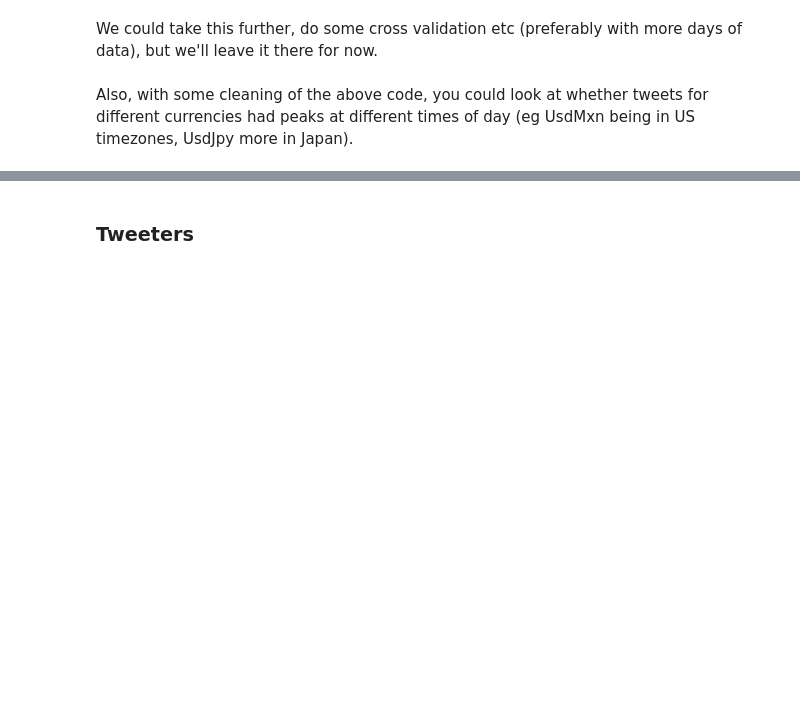
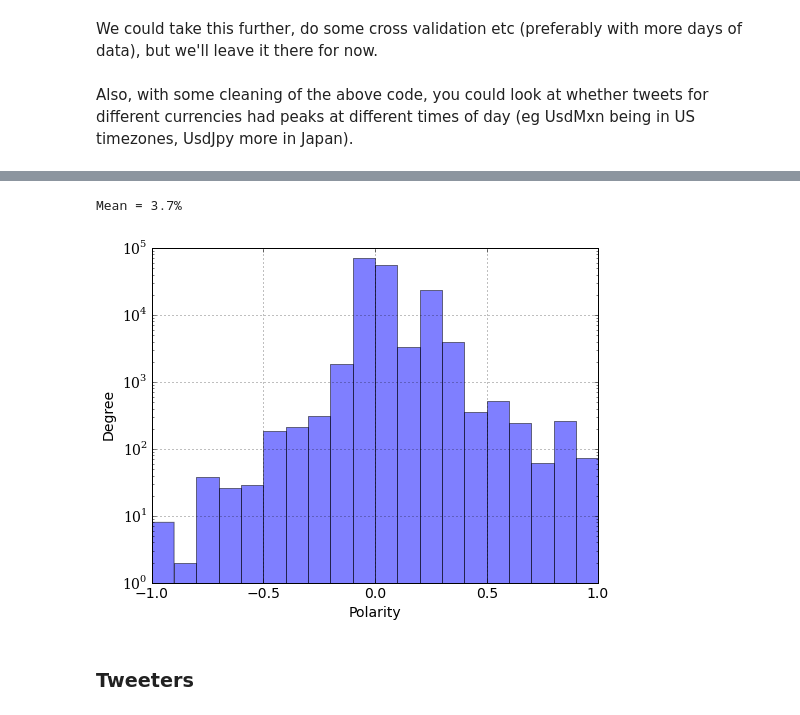
Before and after one commit to simw/twitter-tagger, a Jupyter notebook: Currency Tweet Explorer.ipynb, the cells around one changed output, grey strips where cells are left out. Cells and saved outputs as stored; diff of their text form; code cells hidden in the pictures; blank space fills up the shorter version.

Commit message:
Update ipython notebook, including sentiment analysis
And added screenshots

```diff
--- a/Currency Tweet Explorer.ipynb
+++ b/Currency Tweet Explorer.ipynb
@@ -202,0 +266,14 @@ Also, with some cleaning of the above code, you could look at whether tweets for
+# %%
+from textblob import TextBlob
+
+texts = [tweet['text'] for tweet in tweets]
+sentiments = [TextBlob(txt).sentiment for txt in texts]
+# %%
+d = [[texts[i], sentiments[i][0], sentiments[i][1]] for i, txt in enumerate(texts)]
+sents = pd.DataFrame(d, columns=['Text', 'Polarity', 'Subjectivity'])
+# %%
+max_colwidth = pd.get_option('max_colwidth')
+pd.set_option('max_colwidth', 100)
+display(sents.sort('Polarity').head(10))
+display(sents.sort('Polarity', ascending=False).head(10))
+pd.set_option('max_colwidth', max_colwidth)
@@ -203,3 +303,12 @@ Also, with some cleaning of the above code, you could look at whether tweets for
+# %%
+sents[['Polarity']].plot(kind='hist', alpha=0.5, bins=20, figsize=(8, 6))
+plt.gca().set_yscale('log')
+plt.legend().set_visible(False)
+plt.gca().set_xlabel('Polarity')
+print('Mean = {:.1%}'.format(sents['Polarity'].mean()))
+# %% [output]
+Mean = 3.7%
+[figure, added]
 # %% [markdown]
 ### Tweeters
 # %%
```
Also changed, not shown: parts of 33 cells of this notebook, 7 other files.
